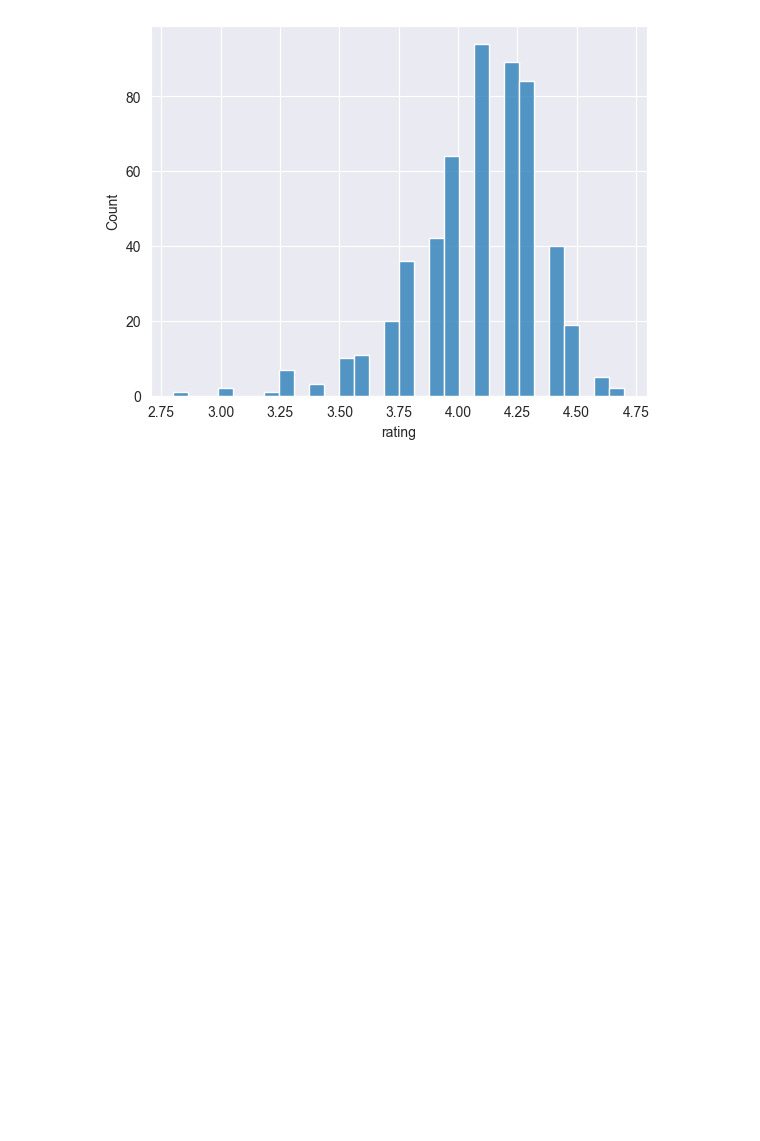
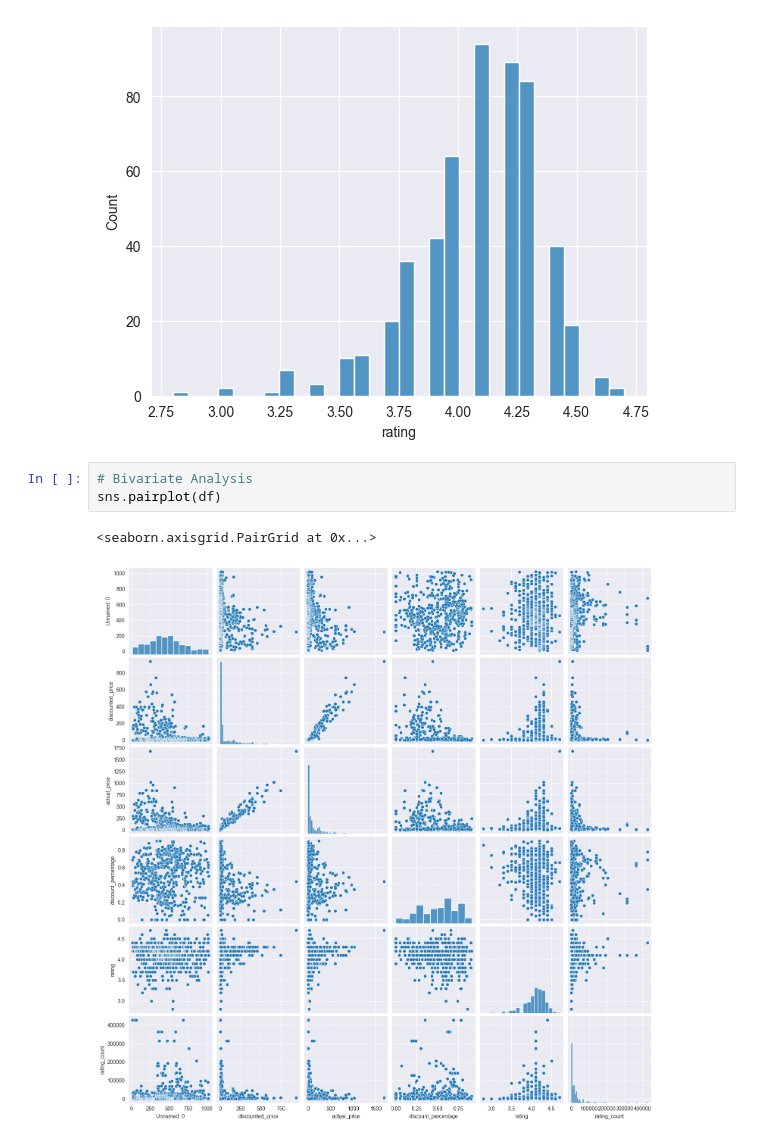
Before and after one commit to anthonyvann/eCommerce-Dataset-Analysis, a Jupyter notebook: Exploratory-Data-Analysis.ipynb, the cells around one changed output. Cells and saved outputs as stored; diff of their text form; blank space fills up the shorter version.

Commit message:
Update Exploratory-Data-Analysis.ipynb
Performed a bivariate analysis using sns.pairplot(df) for a quick overview of how each variable relates to others.

```diff
--- a/Exploratory-Data-Analysis.ipynb
+++ b/Exploratory-Data-Analysis.ipynb
@@ -53,3 +53,9 @@ sns.histplot(df.rating, bins=30)  # Ratings
 # %% [output]
 <Axes: xlabel='rating', ylabel='Count'>
 [figure]
+# %%
+# Bivariate Analysis
+sns.pairplot(df)
+# %% [output]
+<seaborn.axisgrid.PairGrid at 0x...>
+[figure, added]
```
